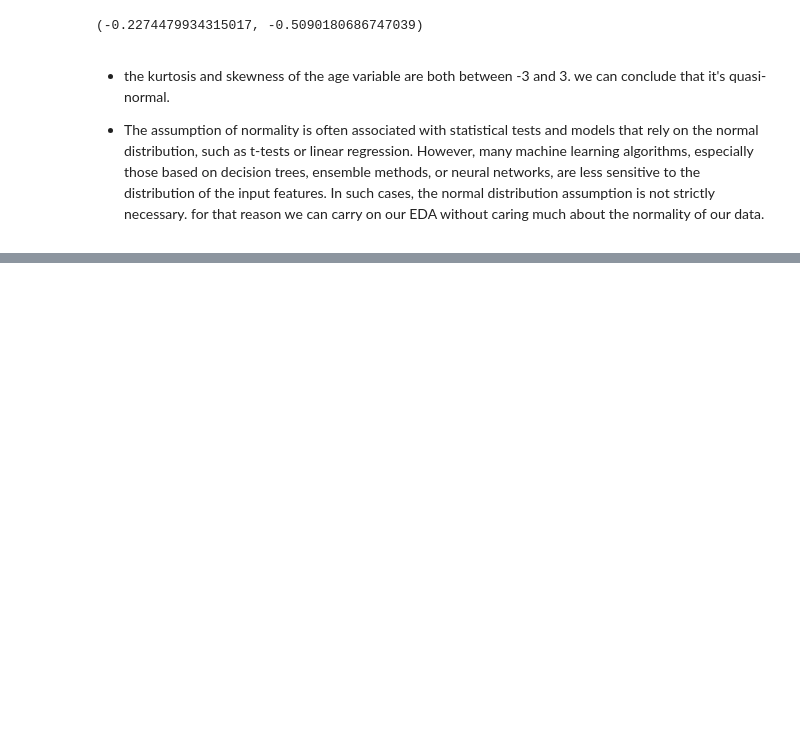
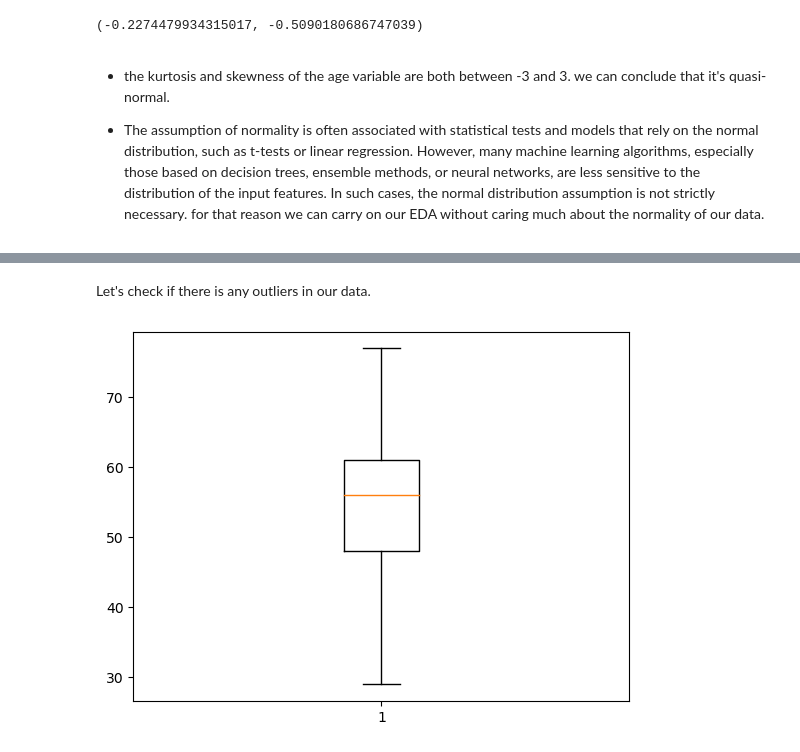
Before and after one commit to mouadiscoding/Sihati-4.0, a Jupyter notebook: heart_disease.ipynb, the cells around one changed output, grey strips where cells are left out. Cells and saved outputs as stored; diff of their text form; code cells hidden in the pictures; blank space fills up the shorter version.

Commit message:
outliers still not handled

```diff
--- a/heart_disease.ipynb
+++ b/heart_disease.ipynb
@@ -119,0 +193,7 @@ This is a point to be taken into consideration when we are evaluating our models
+# %% [markdown]
+Let's check if there is any outliers in our data.
+# %%
+# handling outliers
+plt.boxplot(df.age);
+# %% [output]
+[figure, added]
```
Also changed, not shown: parts of 12 cells of this notebook.
